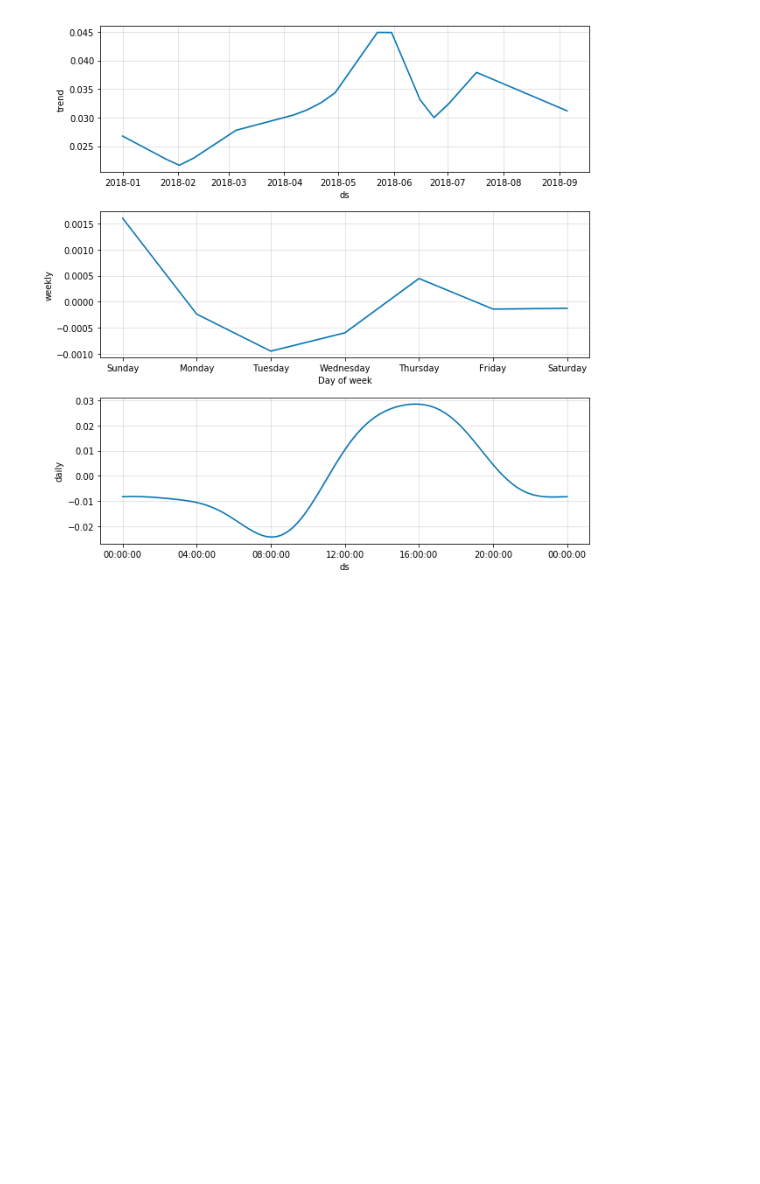
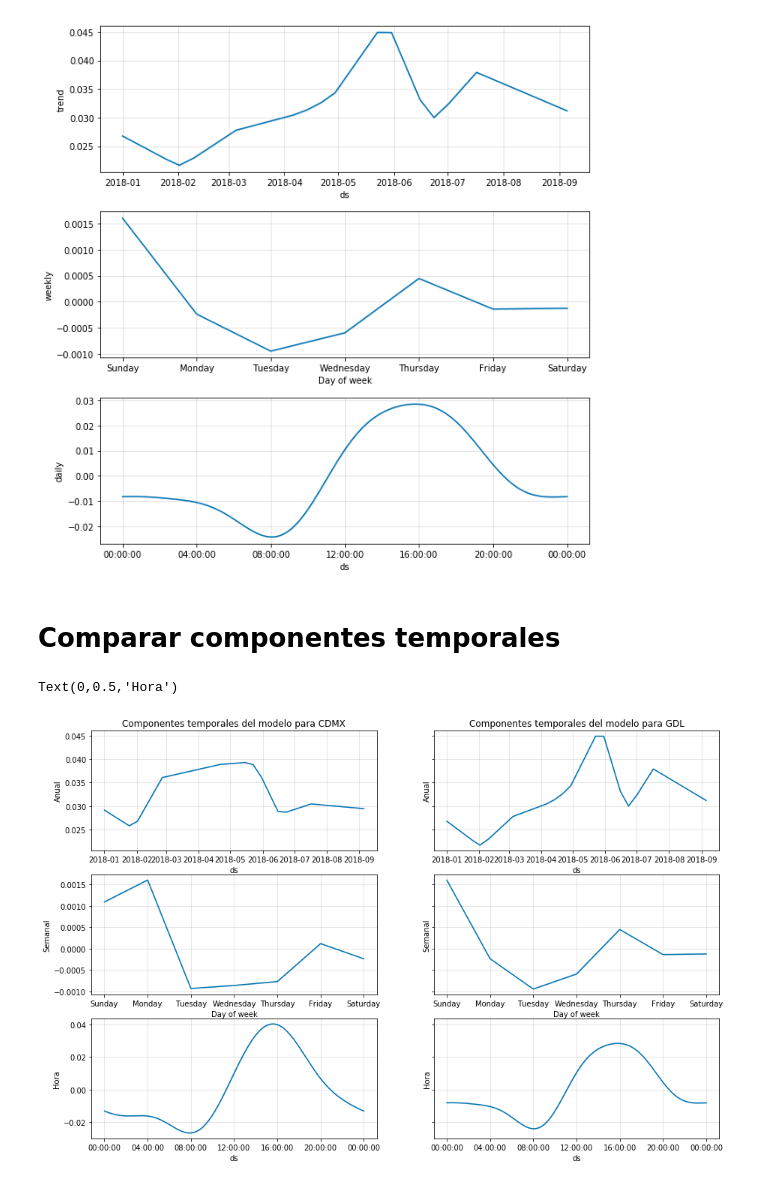
Before and after one commit to mxabierto/calidad-del-aire, a Jupyter notebook: notebooks/0.11_prediccion_ozono_CDMX_GDL.ipynb, the cells around one changed output. Drawn from its saved outputs; the diff is of its cells as text; code cells hidden in the pictures; blank space fills up the shorter version.

```diff
--- a/notebooks/0.11_prediccion_ozono_CDMX_GDL.ipynb
+++ b/notebooks/0.11_prediccion_ozono_CDMX_GDL.ipynb
@@ -316,2 +316,28 @@ fig = m.plot_components(fcst)
 # %% [output]
 [figure]
+# %% [markdown]
+# Comparar componentes temporales
+# %%
+fig, ax = plt.subplots(3, 2, figsize=(15, 10), sharey='row')
+aux_ax = ax.flatten()
+
+ax[0][0].set_title('Componentes temporales del modelo para CDMX')
+ax[0][1].set_title('Componentes temporales del modelo para GDL')
+
+model_cdmx.plot_forecast_component(fcst_cdmx, name='trend', ax=aux_ax[0])
+model_gdl.plot_forecast_component(fcst_gdl, name='trend', ax=aux_ax[1])
+aux_ax[0].set_ylabel('Anual')
+aux_ax[1].set_ylabel('Anual')
+
+model_cdmx.plot_weekly(ax=aux_ax[2])
+model_gdl.plot_weekly(ax=aux_ax[3])
+aux_ax[2].set_ylabel('Semanal')
+aux_ax[3].set_ylabel('Semanal')
+
+model_cdmx.plot_seasonality(name='daily', ax=aux_ax[4])
+model_gdl.plot_seasonality(name='daily', ax=aux_ax[5])
+aux_ax[4].set_ylabel('Hora')
+aux_ax[5].set_ylabel('Hora')
+# %% [output]
+Text(0,0.5,'Hora')
+[figure, added]
```
Also changed, not shown: parts of 8 cells of this notebook, 1 other file.
